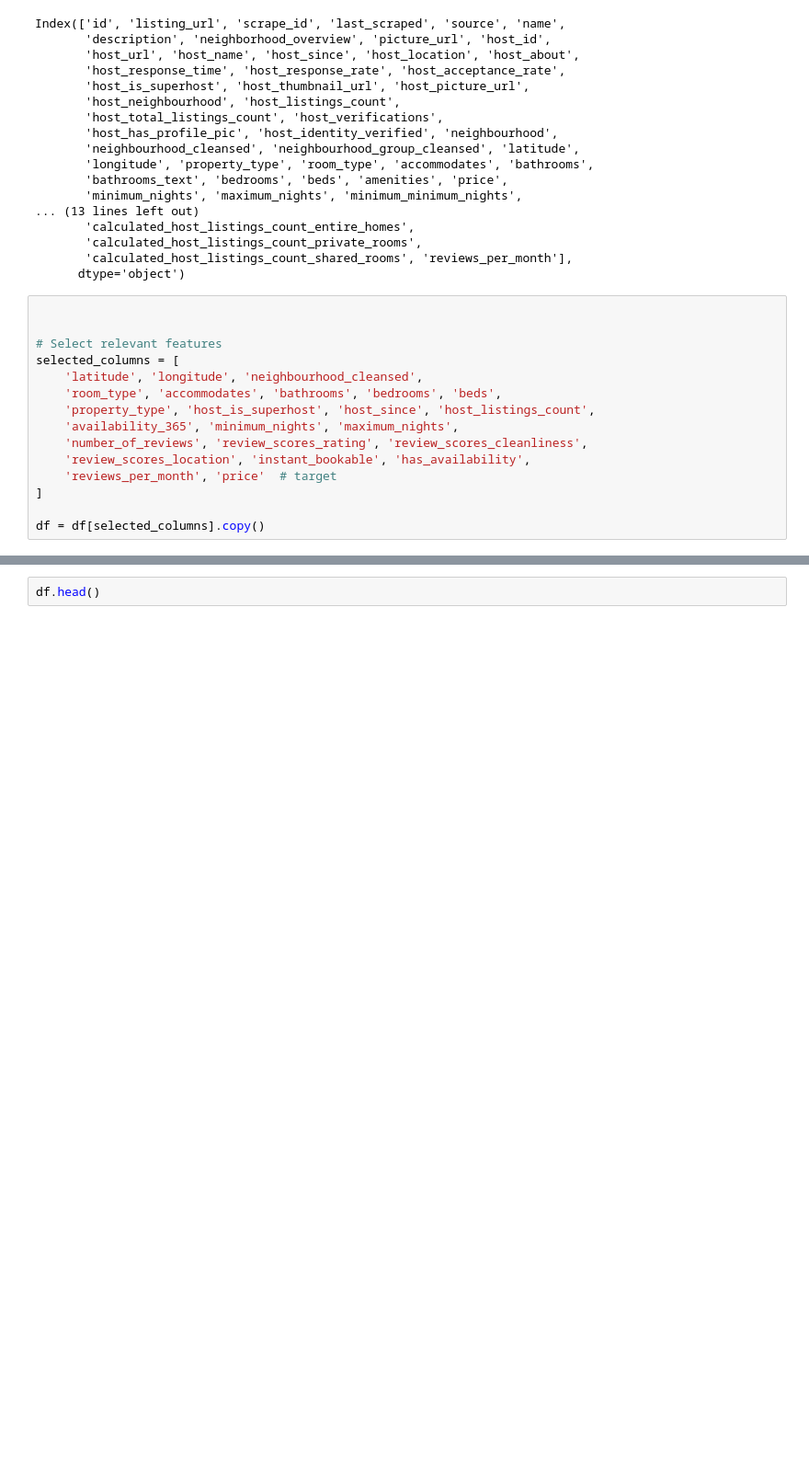
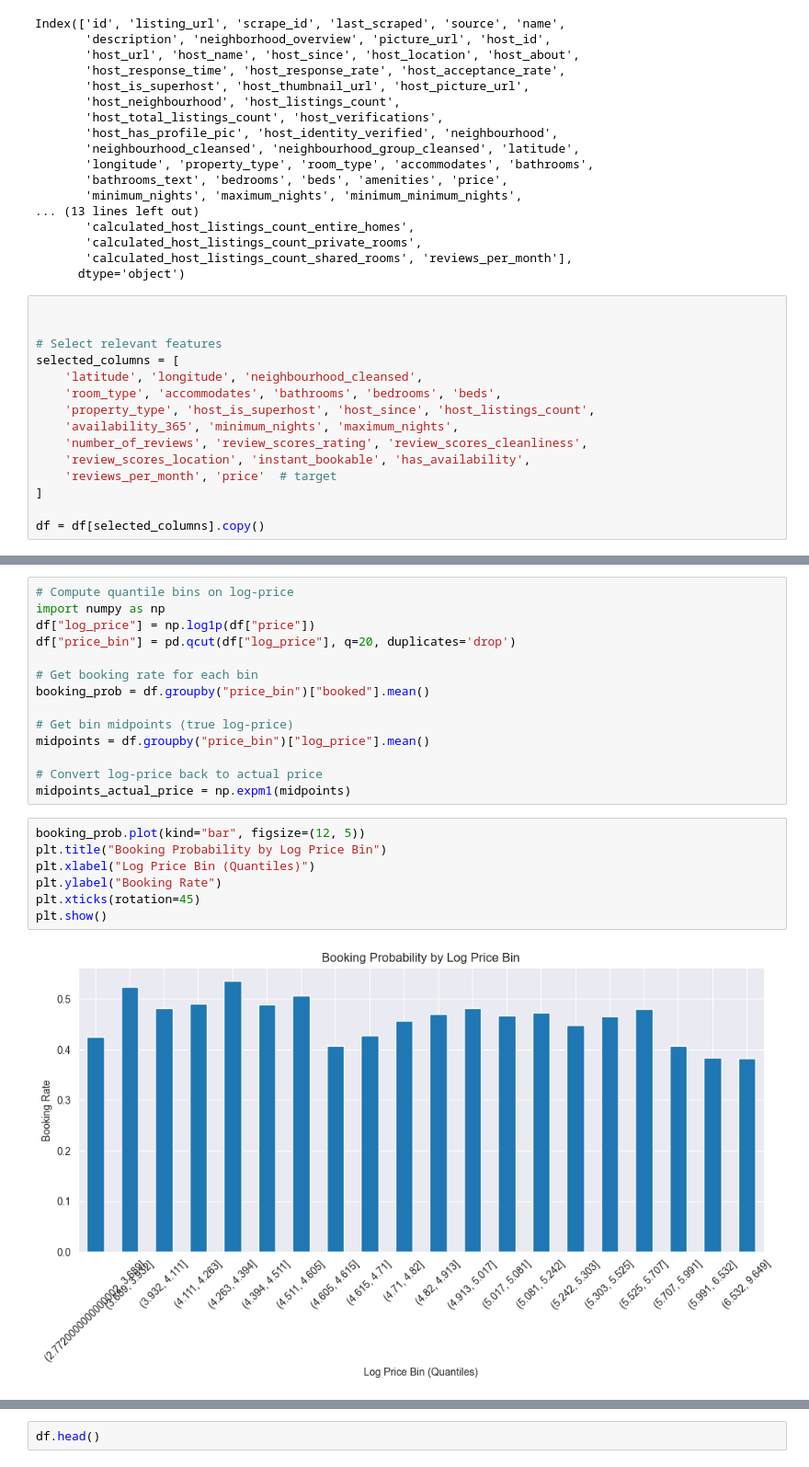
Before and after one commit to pity-piggy/bnb, a Jupyter notebook: bnb_repo/notebooks/airbnb.ipynb, the cells around one changed output, grey strips where cells are left out. Shown at 92% size. Cells and saved outputs as stored; diff of their text form; blank space fills up the shorter version.

```diff
--- a/bnb_repo/notebooks/airbnb.ipynb
+++ b/bnb_repo/notebooks/airbnb.ipynb
@@ -104,0 +172,23 @@ df = df[selected_columns].copy()
+# %%
+# Compute quantile bins on log-price
+import numpy as np
+df["log_price"] = np.log1p(df["price"])
+df["price_bin"] = pd.qcut(df["log_price"], q=20, duplicates='drop')
+
+# Get booking rate for each bin
+booking_prob = df.groupby("price_bin")["booked"].mean()
+
+# Get bin midpoints (true log-price)
+midpoints = df.groupby("price_bin")["log_price"].mean()
+
+# Convert log-price back to actual price
+midpoints_actual_price = np.expm1(midpoints)
+# %%
+booking_prob.plot(kind="bar", figsize=(12, 5))
+plt.title("Booking Probability by Log Price Bin")
+plt.xlabel("Log Price Bin (Quantiles)")
+plt.ylabel("Booking Rate")
+plt.xticks(rotation=45)
+plt.show()
+# %% [output]
+[figure, added]
```
Also changed, not shown: parts of 21 cells of this notebook, 1 other file.
